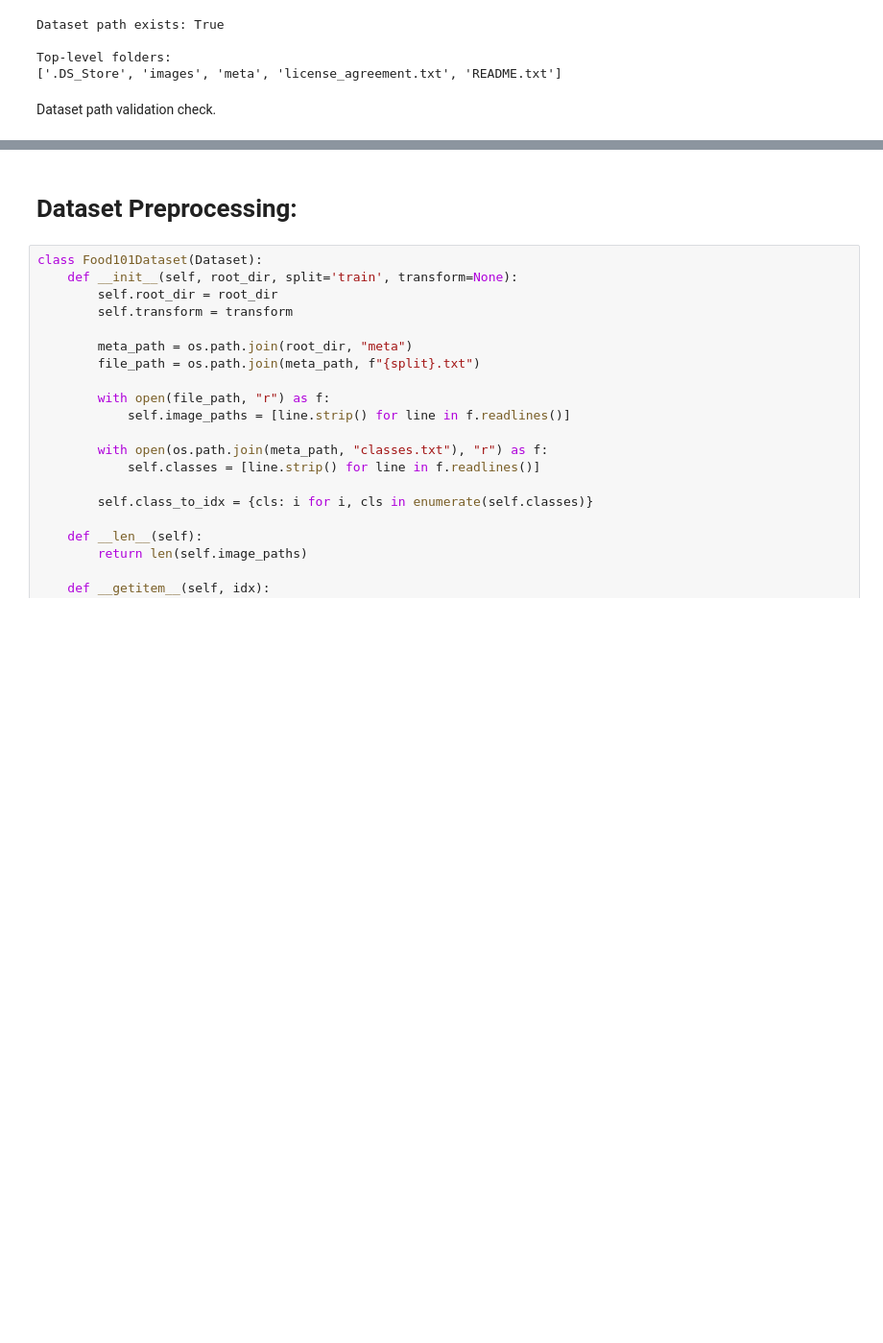
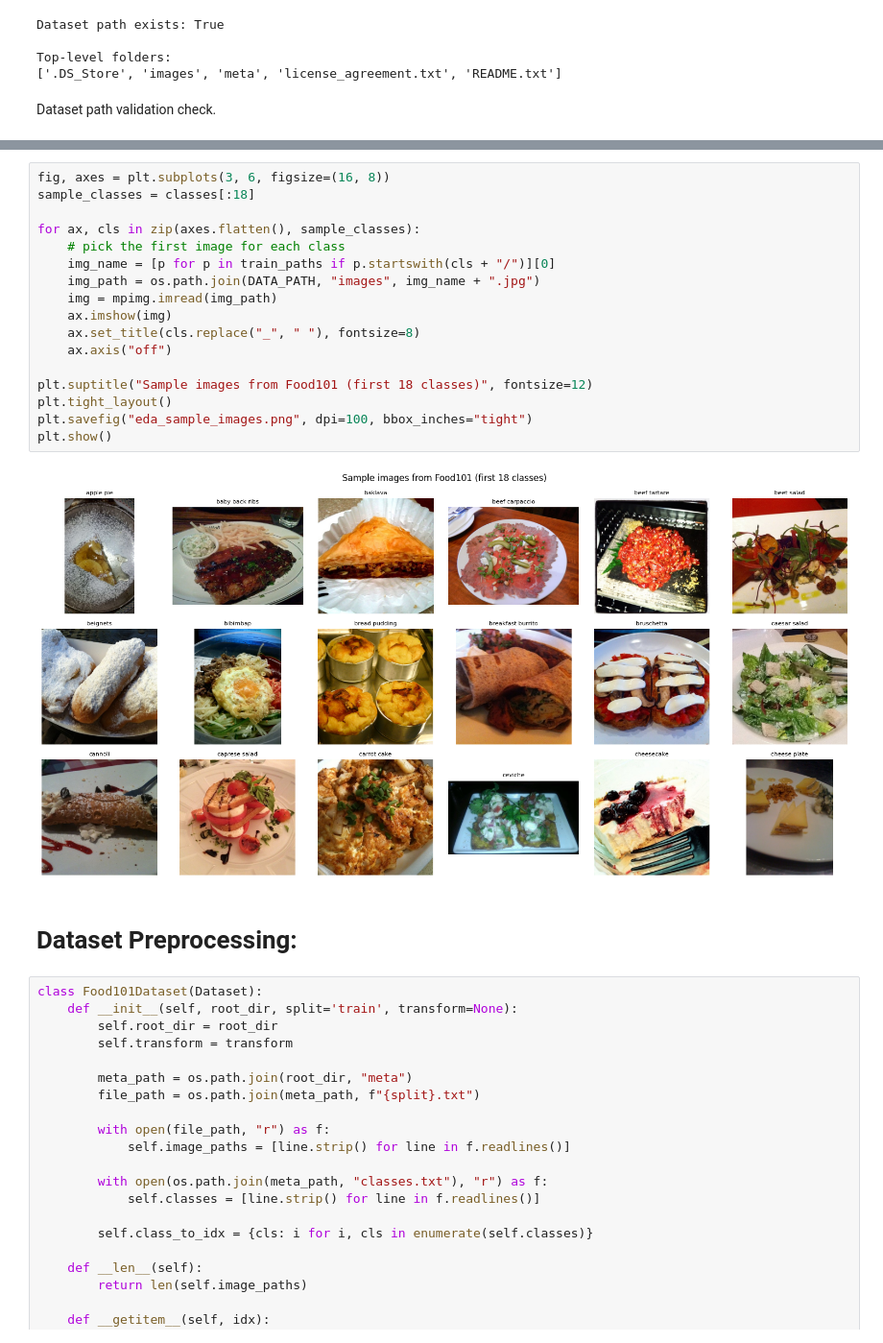
Before and after one commit to shreyashn10/AT2DeepLearning, a Jupyter notebook: PartA.ipynb, the cells around one changed output, grey strips where cells are left out. Shown at 96% size. Saved outputs shown, nothing was run; the diff lists cells and outputs as text; blank space fills up the shorter version.

```diff
--- a/PartA.ipynb
+++ b/PartA.ipynb
@@ -57,3 +115,22 @@ Dataset path validation check.
+# %%
+fig, axes = plt.subplots(3, 6, figsize=(16, 8))
+sample_classes = classes[:18]
+
+for ax, cls in zip(axes.flatten(), sample_classes):
+    # pick the first image for each class
+    img_name = [p for p in train_paths if p.startswith(cls + "/")][0]
+    img_path = os.path.join(DATA_PATH, "images", img_name + ".jpg")
+    img = mpimg.imread(img_path)
+    ax.imshow(img)
+    ax.set_title(cls.replace("_", " "), fontsize=8)
+    ax.axis("off")
+
+plt.suptitle("Sample images from Food101 (first 18 classes)", fontsize=12)
+plt.tight_layout()
+plt.savefig("eda_sample_images.png", dpi=100, bbox_inches="tight")
+plt.show()
+# %% [output]
+[figure, added]
 # %% [markdown]
 # Dataset Preprocessing:
 # %%
```
Also changed, not shown: parts of 46 cells of this notebook, 3 other files.
